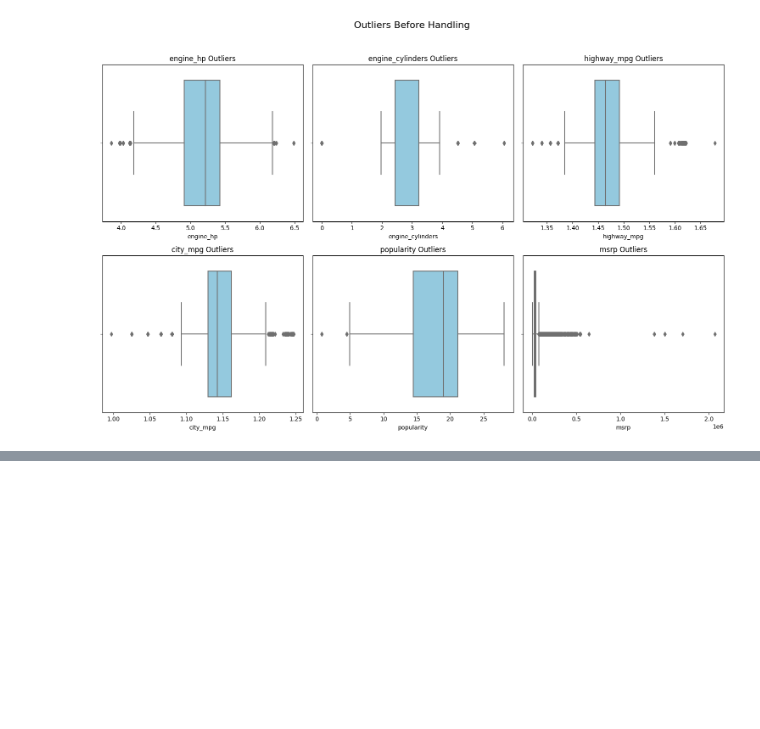
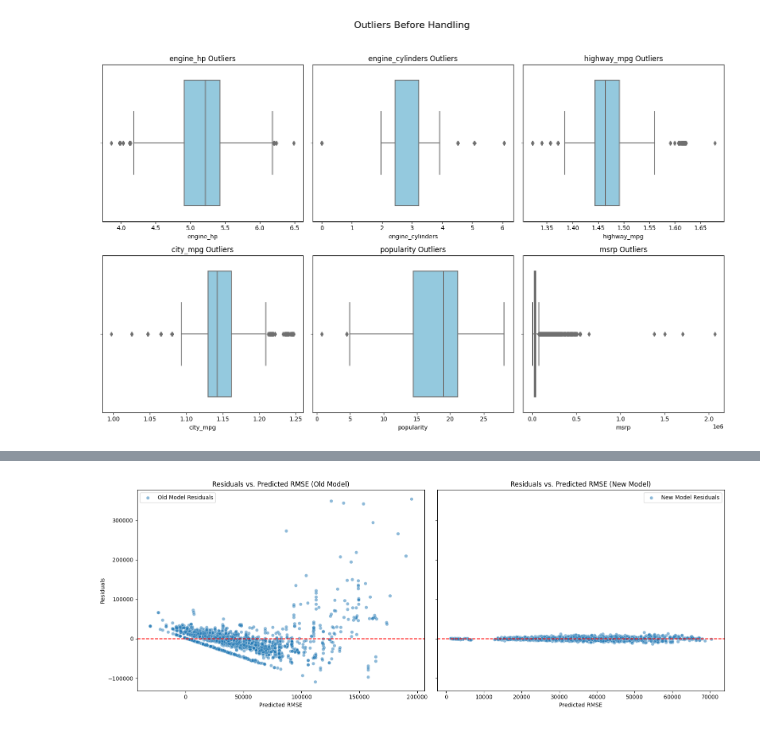
Before and after one commit to Mahmudhassan18/TDS-CARS-MSRP, a Jupyter notebook: TDS-MSRP-PART2.IPYNB, the cells around one changed output, grey strips where cells are left out. Drawn from its saved outputs; the diff is of its cells as text; code cells hidden in the pictures; blank space fills up the shorter version.

```diff
--- a/TDS-MSRP-PART2.IPYNB
+++ b/TDS-MSRP-PART2.IPYNB
@@ -13,3 +15,4 @@ xgb_model = joblib.load('models/TDS-PART1-MODEL.pkl')
 dtf = pd.read_csv('data/cleaned_data.csv')
 # %%
 dtf.head()
+no_change_dtf = dtf.copy()
@@ -230,12 +373,0 @@ R²: 0.96
-# %%
-# Calculating residuals
-residuals = y_test - y_pred
-
-# Residuals vs. Predicted Exam Scores
-plt.figure(figsize=(10,6))
-sns.scatterplot(x=y_pred, y=residuals, alpha=0.5)
-plt.axhline(0, color='red', linestyle='--')
-plt.title('Residuals vs. Predicted RMSE')
-plt.xlabel('Predicted RMSE')
-plt.ylabel('Residuals')
-plt.show()
@@ -243,0 +443,32 @@ plt.show()
+# %%
+import matplotlib.pyplot as plt
+import seaborn as sns
+
+def plot_residuals(y_true, y_pred, model_name, ax):
+    """
+    Plot residuals vs. predicted values for a given model.
+
+    Args:
+        y_true: Actual values.
+        y_pred: Predicted values.
+        model_name: Name of the model (for labeling).
+        ax: Matplotlib Axes object for plotting.
+    """
+    residuals = y_true - y_pred
+    sns.scatterplot(x=y_pred, y=residuals, alpha=0.5, ax=ax, label=f'{model_name} Residuals')
+    ax.axhline(0, color='red', linestyle='--')
+    ax.set_title(f'Residuals vs. Predicted RMSE ({model_name})')
+    ax.set_xlabel('Predicted RMSE')
+    ax.set_ylabel('Residuals')
+
+# Create side-by-side plots
+fig, axes = plt.subplots(1, 2, figsize=(16, 6), sharey=True)
+
+# Plot residuals for old and new models
+plot_residuals(y_test_old, y_pred_old, "Old Model", axes[0])
+plot_residuals(y_test, y_pred_new, "New Model", axes[1])
+
+plt.tight_layout()
+plt.show()
+# %% [output]
+[figure, added]
```
Also changed, not shown: parts of 28 cells of this notebook.
